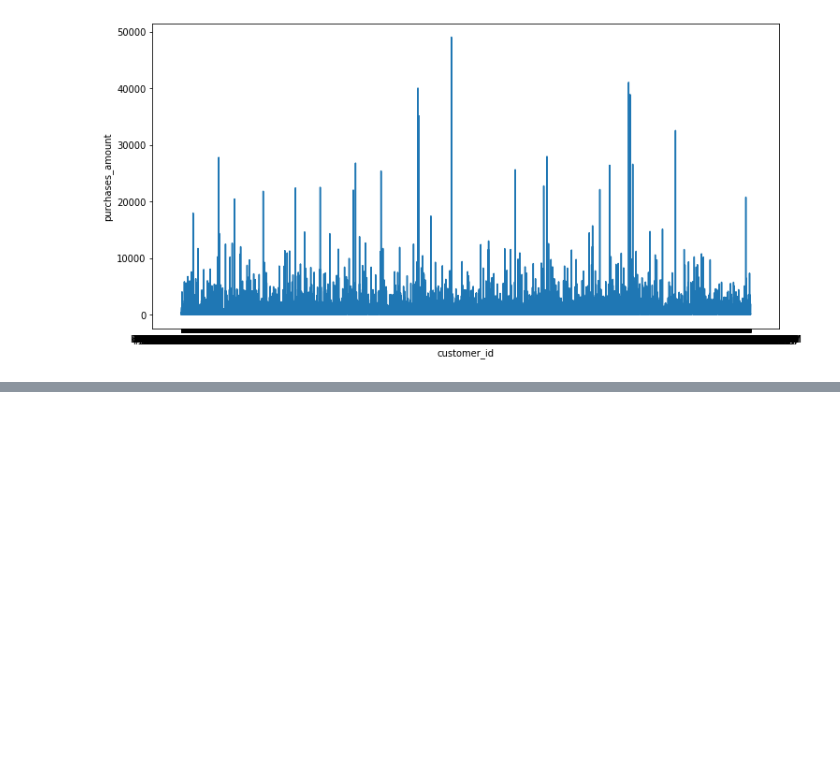
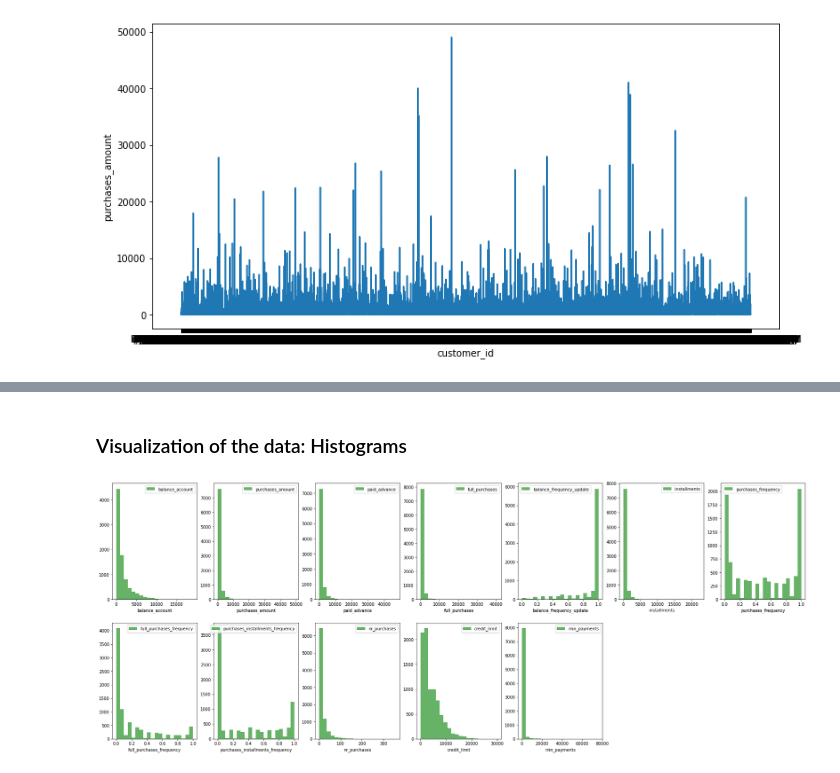
Before and after one commit to nattzza/AutoML-Data-Challenge, a Jupyter notebook: ML_Day_9_Credit_Card_Customer_Segmentation.ipynb, the cells around one changed output, grey strips where cells are left out. Drawn from its saved outputs; the diff is of its cells as text; code cells hidden in the pictures; blank space fills up the shorter version.

```diff
--- a/ML_Day_9_Credit_Card_Customer_Segmentation.ipynb
+++ b/ML_Day_9_Credit_Card_Customer_Segmentation.ipynb
@@ -62,3 +80,18 @@ warnings.filterwarnings('ignore')
+# %%
+# DESCRIPTION --> # it plots the distributions of your data
+def plot_distrib(df, ncols, nrows, figsize):
+    vars_ = df.columns
+    c = 0
+    plt.figure(figsize=figsize)
+    for v in vars_:
+        ax = plt.subplot(nrows, ncols, c + 1)
+        _, nbins, _ = plt.hist(df[v], 20, color="g", alpha=0.6, label=v)
+        plt.xlabel(v)
+        plt.legend(loc="best")
+        c = c + 1
+    plt.show()
+
+# How to call this function? --> plot_distrib (target_df, number_of_cols, number_of_rows, figsize)
 # %% [markdown]
 ## 2. Exploratory Data Analysis
 # %%
@@ -141,0 +303,2 @@ Name: purchases_amount, dtype: float64
+# %%
+df = df.drop(columns="customer_id")
@@ -141,0 +314,7 @@ Name: purchases_amount, dtype: float64
+# %% [markdown]
+### Visualization of the data: Histograms
+# %%
+plot_distrib(df, ncols=7, nrows=5, figsize=(30, 30))
+# calling the function we defined at the beginning of this notebook
+# %% [output]
+[figure, added]
```
Also changed, not shown: parts of 37 cells of this notebook.
